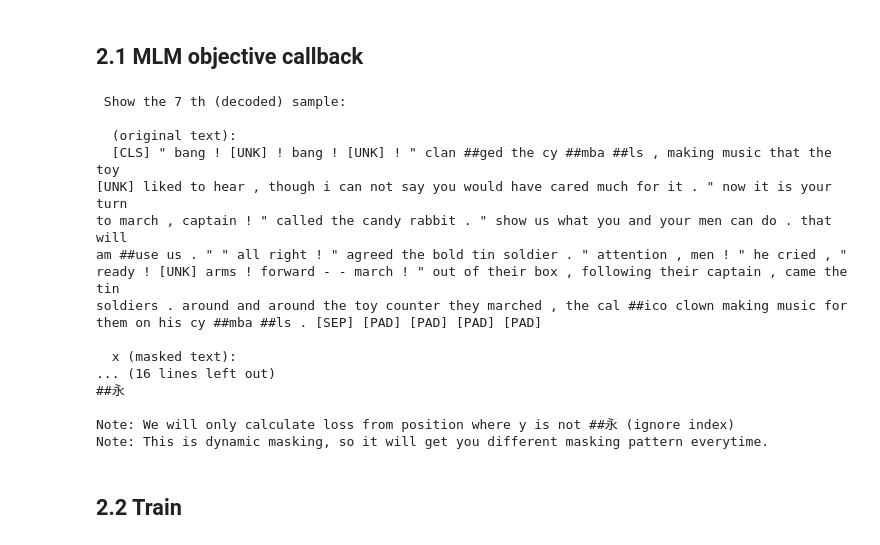
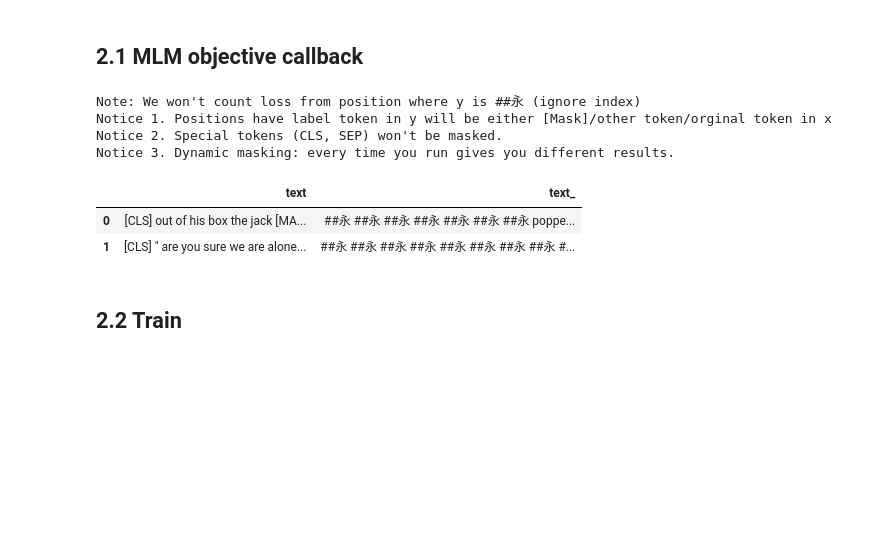
Before and after one commit to richarddwang/electra_pytorch, a Jupyter notebook: MLM_pretraing_with_fastai.ipynb, the cells around one changed output. Drawn from its saved outputs; the diff is of its cells as text; code cells hidden in the pictures; blank space fills up the shorter version.

Commit message:
show_batch mlm_cb result

```diff
--- a/MLM_pretraing_with_fastai.ipynb
+++ b/MLM_pretraing_with_fastai.ipynb
@@ -143,48 +144,29 @@ class MaskedLMCallback(Callback):
     text_indices = self.xb[0]
     masked_inputs, labels = self.mask_tokens(text_indices)
     self.learn.xb, self.learn.yb = (masked_inputs,), (labels,)
+
+  @delegates(TfmdDL.show_batch)
+  def show_batch(self, dl, **kwargs):
+    b = dl.one_batch()
+    new_b = self.mask_tokens(b[0])
+    dl.show_batch(b=new_b, **kwargs)
-# %%
-from copy import deepcopy
-
-mlm_cb = MaskedLMCallback(mask_tok_id=hf_tokenizer.mask_token_id,
-                          special_tok_ids=hf_tokenizer.all_special_ids,
-                          vocab_size=hf_tokenizer.vocab_size)
-b = dls.one_batch()
-copy_b = deepcopy(b)
-text_indices = b[0]
-masked_inputs, labels = masked_inputs,labels = mlm_cb.mask_tokens(text_indices)
-decoded_batch = dls.decode_batch((masked_inputs, labels))
-print(f""" Show the 7 th (decoded) sample:
-
-  (original text):
-  {textwrap.fill(dls.decode_batch(copy_b)[7][0], width=100)}
-
-  x (masked text):
-  {textwrap.fill(decoded_batch[7][0], width=100)}
-
-  y (answer tokens):
-  {textwrap.fill(decoded_batch[7][1], width=100)}
-
-Note: We will only calculate loss from position where y is not ##永 (ignore index)
-Note: This is dynamic masking, so it will get you different masking pattern everytime.""")
-# %% [output]
- Show the 7 th (decoded) sample:
-
-  (original text):
-  [CLS] " bang ! [UNK] ! bang ! [UNK] ! " clan ##ged the cy ##mba ##ls , making music that the toy
-[UNK] liked to hear , though i can not say you would have cared much for it . " now it is your turn
-to march , captain ! " called the candy rabbit . " show us what you and your men can do . that will
-am ##use us . " " all right ! " agreed the bold tin soldier . " attention , men ! " he cried , "
-ready ! [UNK] arms ! forward - - march ! " out of their box , following their captain , came the tin
-soldiers . around and around the toy counter they marched , the cal ##ico clown making music for
-them on his cy ##mba ##ls . [SEP] [PAD] [PAD] [PAD] [PAD]
-
-  x (masked text):
-... (16 lines left out)
-##永
-
-Note: We will only calculate loss from position where y is not ##永 (ignore index)
-Note: This is dynamic masking, so it will get you different masking pattern everytime.
+# %%
+mlm_cb = MaskedLMCallback(mask_tok_id=hf_tokenizer.mask_token_id,
+                          special_tok_ids=hf_tokenizer.all_special_ids,
+                          vocab_size=hf_tokenizer.vocab_size)
+print("Note: We won't count loss from position where y is ##永 (ignore index)")
+print("Notice 1. Positions have label token in y will be either [Mask]/other token/orginal token in x")
+print("Notice 2. Special tokens (CLS, SEP) won't be masked.")
+print("Notice 3. Dynamic masking: every time you run gives you different results.")
+mlm_cb.show_batch(dls.train, max_n=2)
+# %% [output]
+Note: We won't count loss from position where y is ##永 (ignore index)
+Notice 1. Positions have label token in y will be either [Mask]/other token/orginal token in x
+Notice 2. Special tokens (CLS, SEP) won't be masked.
+Notice 3. Dynamic masking: every time you run gives you different results.
+|  | text | text_ |
+| 0 | [CLS] out of his box the jack [MA... | ##永 ##永 ##永 ##永 ##永 ##永 ##永 poppe... |
+| 1 | [CLS] " are you sure we are alone... | ##永 ##永 ##永 ##永 ##永 ##永 ##永 ##永 #... |
 # %% [markdown]
 ## 2.2 Train
 # %%
```
Also changed, not shown: parts of 2 cells of this notebook.
